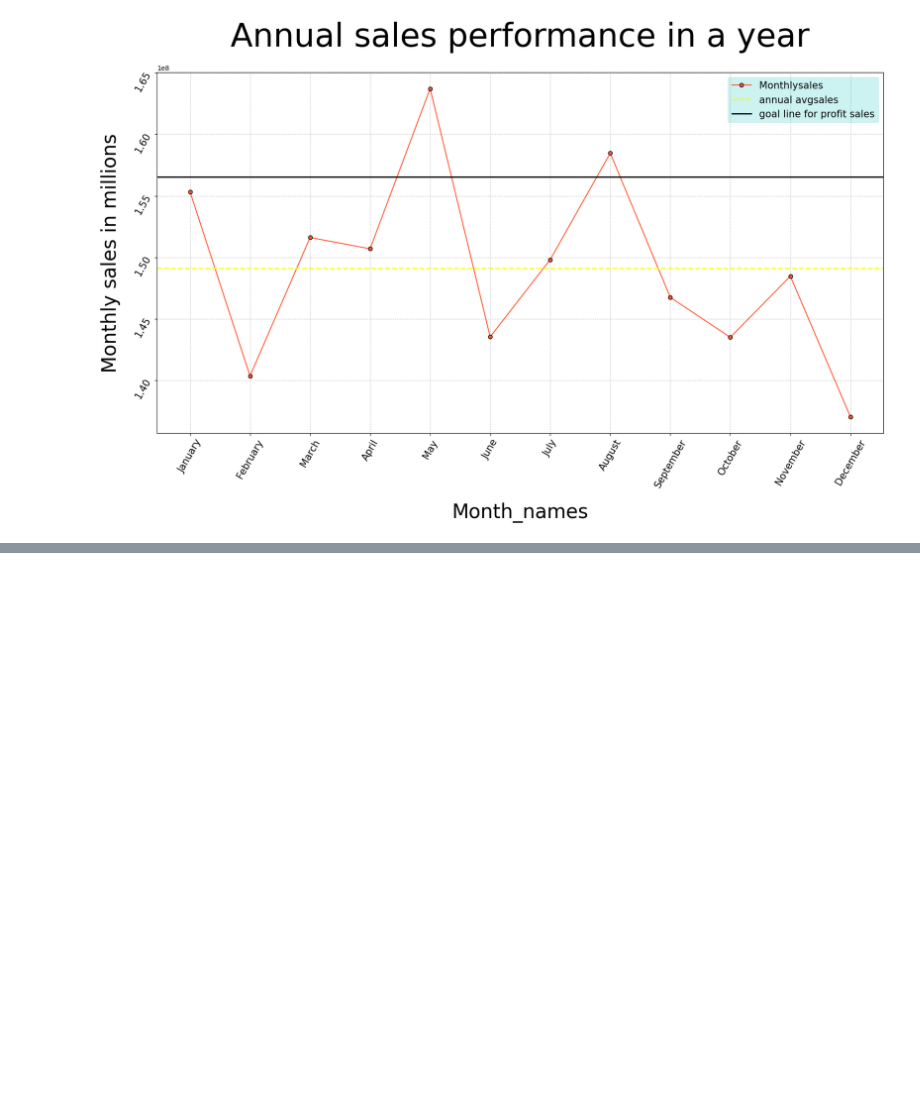
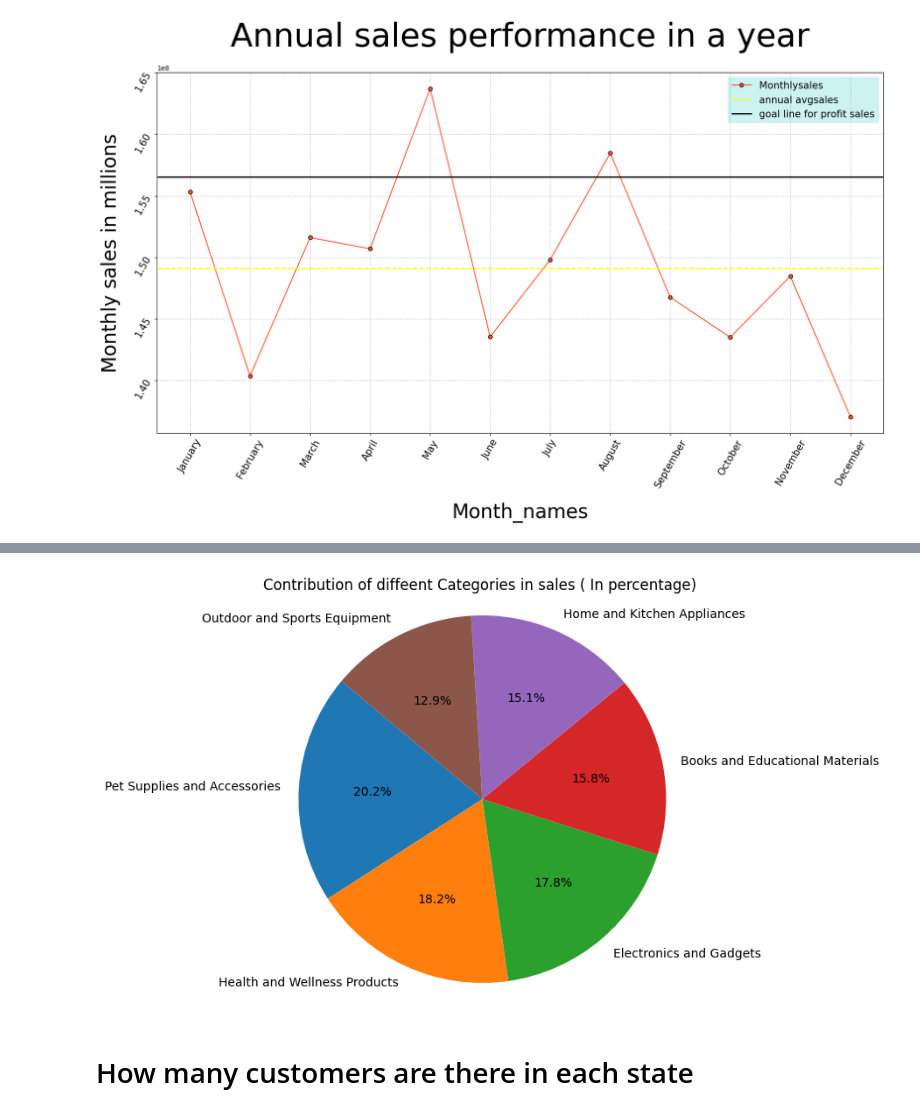
Before and after one commit to Anikaitmalik/Swift_market_data_analysis, a Jupyter notebook: swiftmarket.ipynb, the cells around one changed output, grey strips where cells are left out. Saved outputs shown, nothing was run; the diff lists cells and outputs as text; code cells hidden in the pictures; blank space fills up the shorter version.

```diff
--- a/swiftmarket.ipynb
+++ b/swiftmarket.ipynb
@@ -300,0 +465,11 @@ plt.grid(axis='both',ls='dotted',lw=1)
+# %%
+query = """ select  c.CategoryName as Category_name , sum(sd.totalprice) as Individual_category_sales
+from salesdata as sd
+join subcategories as sc
+on sc.SubcatID = sd.SubcatID
+join  categories as c
+on c.CategoryID = sc.CategoryID
+group by c.CategoryName
+order by Individual_category_sales desc;"""
+
+df = read_query(query)
@@ -300,0 +498,17 @@ plt.grid(axis='both',ls='dotted',lw=1)
+# %%
+category_names = df["Category_name"].values
+df["Individual_category_sales"] = df["Individual_category_sales"].astype(float)
+category_sales = df["Individual_category_sales"].values
+# %%
+plt.figure(figsize=(10, 6))
+
+plt.pie(category_sales, labels=category_names, autopct='%1.1f%%', startangle=140)
+
+plt.title('Contribution of diffeent Categories in sales ( In percentage) ')
+
+plt.axis('equal')
+plt.show()
+# %% [output]
+[figure, added]
+# %% [markdown]
+<H1 stype "color = blue" >How many customers are there in each state
```
Also changed, not shown: parts of 30 cells of this notebook.
